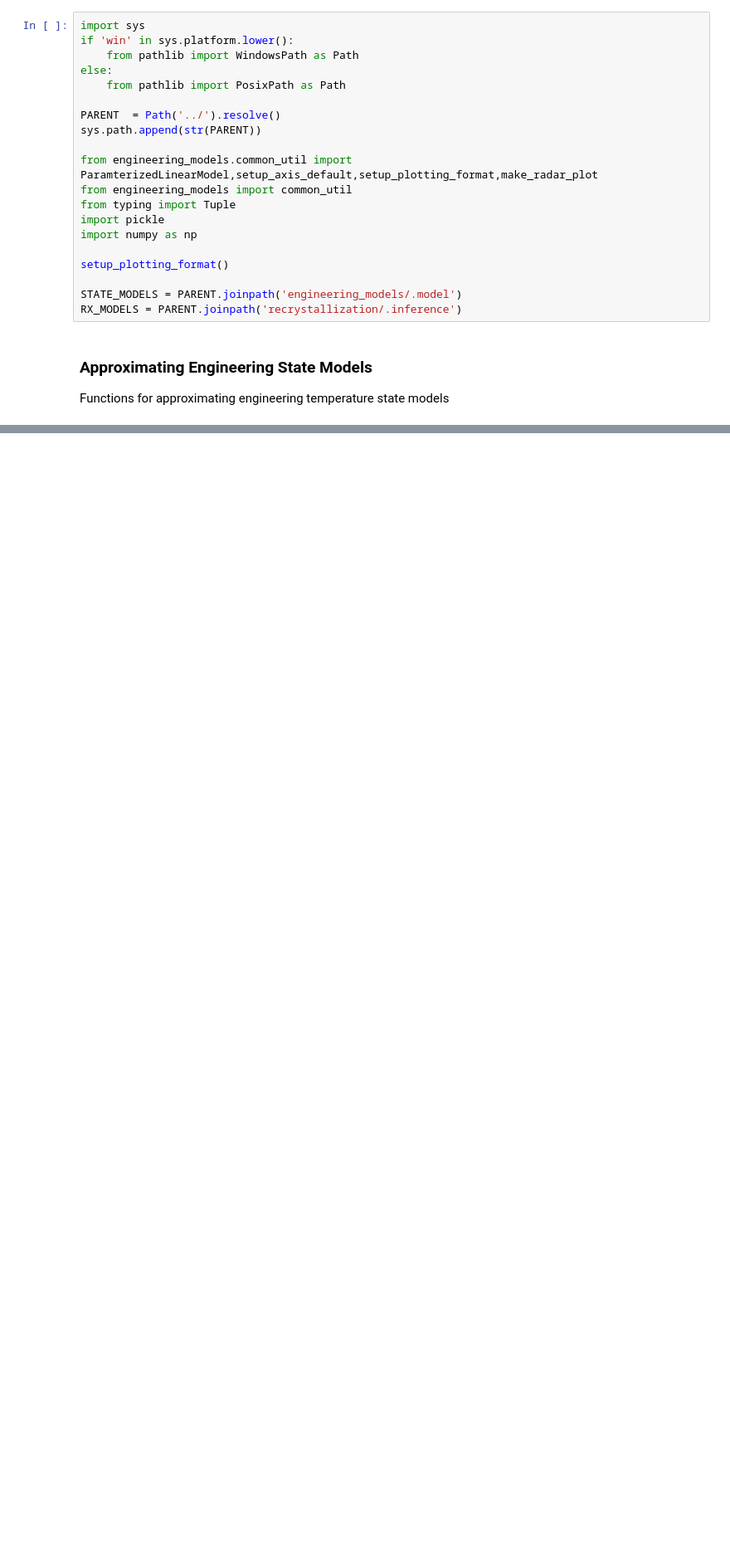
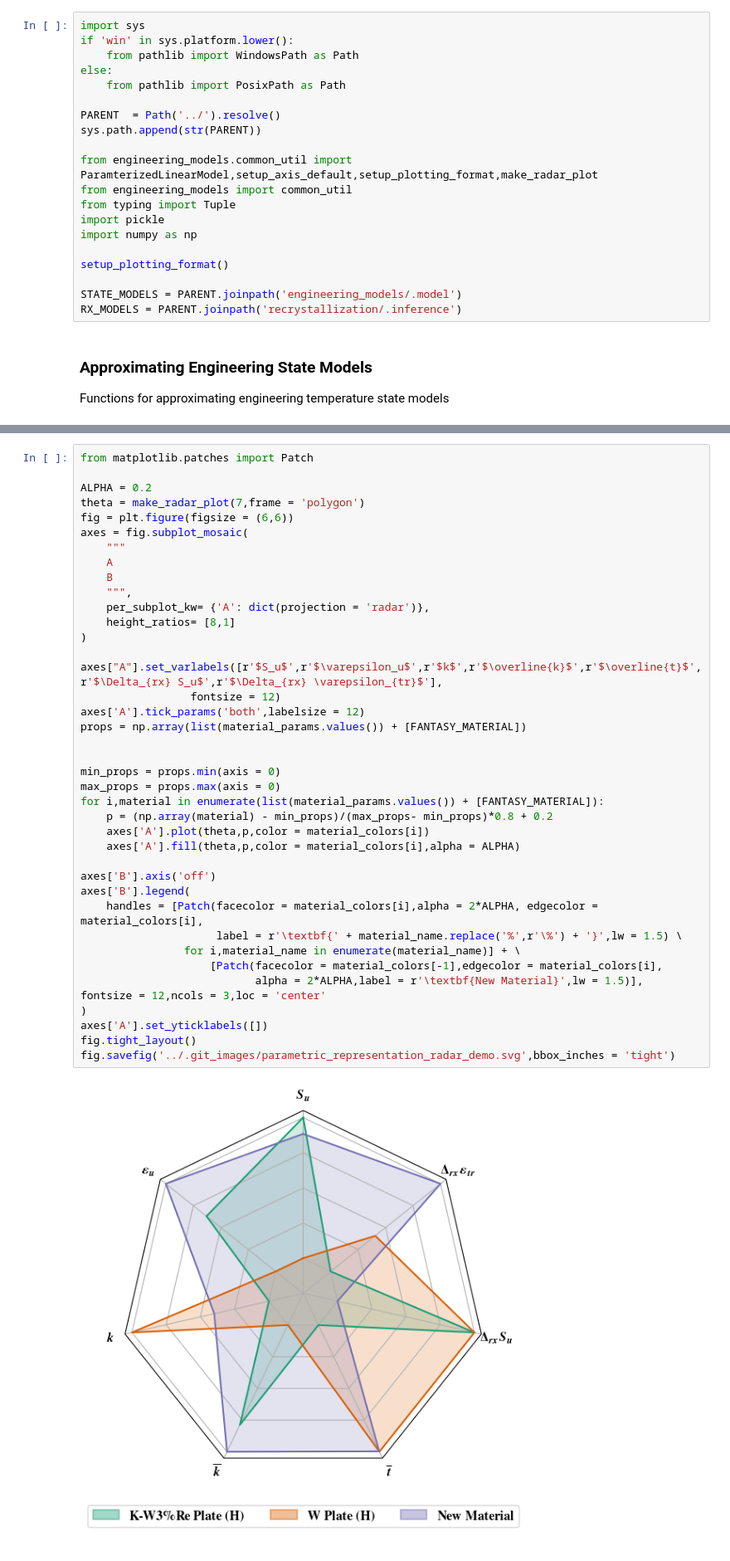
Before and after one commit to ml-ME-gatech/modeling_tungsten, a Jupyter notebook: visualization/parametric_demonstration.ipynb, the cells around one changed output, grey strips where cells are left out. Shown at 83% size. Cells and saved outputs as stored; diff of their text form; blank space fills up the shorter version.

```diff
--- a/visualization/parametric_demonstration.ipynb
+++ b/visualization/parametric_demonstration.ipynb
@@ -158,0 +167,42 @@ FileNotFoundError: [Errno 2] No such file or directory: '.git_images/parametric_
+# %%
+from matplotlib.patches import Patch
+
+ALPHA = 0.2
+theta = make_radar_plot(7,frame = 'polygon')
+fig = plt.figure(figsize = (6,6))
+axes = fig.subplot_mosaic(
+    """
+    A
+    B
+    """,
+    per_subplot_kw= {'A': dict(projection = 'radar')},
+    height_ratios= [8,1]
+)
+
+axes["A"].set_varlabels([r'$S_u$',r'$\varepsilon_u$',r'$k$',r'$\overline{k}$',r'$\overline{t}$',r'$\Delta_{rx} S_u$',r'$\Delta_{rx} \varepsilon_{tr}$'],
+                 fontsize = 12)
+axes['A'].tick_params('both',labelsize = 12)
+props = np.array(list(material_params.values()) + [FANTASY_MATERIAL])
+
+
+min_props = props.min(axis = 0)
+max_props = props.max(axis = 0)
+for i,material in enumerate(list(material_params.values()) + [FANTASY_MATERIAL]):
+    p = (np.array(material) - min_props)/(max_props- min_props)*0.8 + 0.2
+    axes['A'].plot(theta,p,color = material_colors[i])
+    axes['A'].fill(theta,p,color = material_colors[i],alpha = ALPHA)
+
+axes['B'].axis('off')
+axes['B'].legend(
+    handles = [Patch(facecolor = material_colors[i],alpha = 2*ALPHA, edgecolor = material_colors[i],
+                     label = r'\textbf{' + material_name.replace('%',r'\%') + '}',lw = 1.5) \
+                for i,material_name in enumerate(material_name)] + \
+                    [Patch(facecolor = material_colors[-1],edgecolor = material_colors[i],
+                           alpha = 2*ALPHA,label = r'\textbf{New Material}',lw = 1.5)],
+fontsize = 12,ncols = 3,loc = 'center'
+)
+axes['A'].set_yticklabels([])
+fig.tight_layout()
+fig.savefig('../.git_images/parametric_representation_radar_demo.svg',bbox_inches = 'tight')
+# %% [output]
+[figure, added]
```
Also changed, not shown: parts of 5 cells of this notebook, 26 other files.
